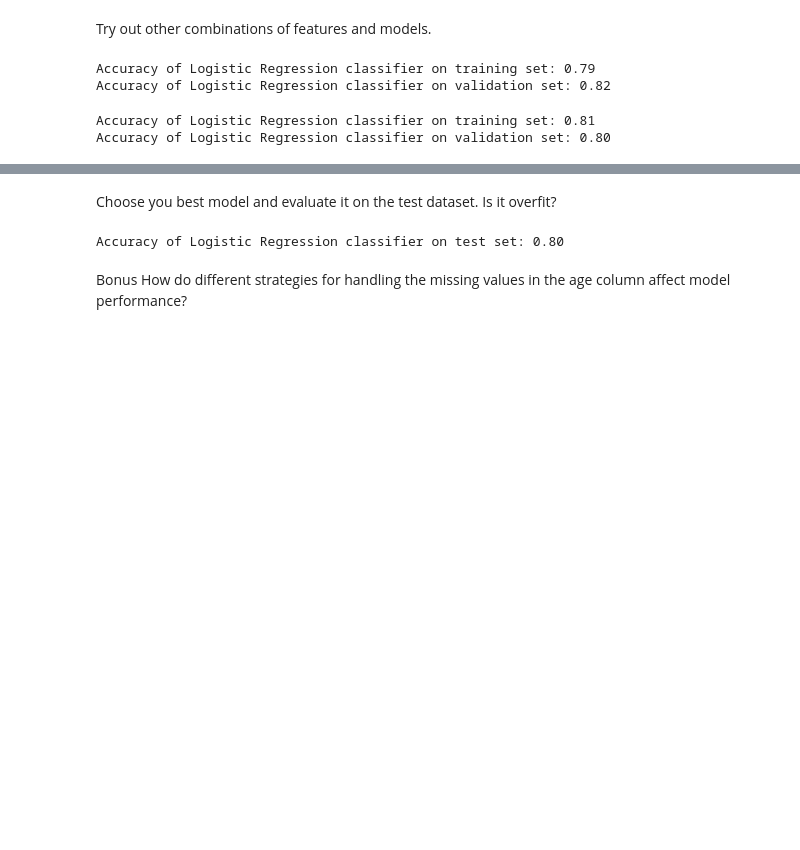
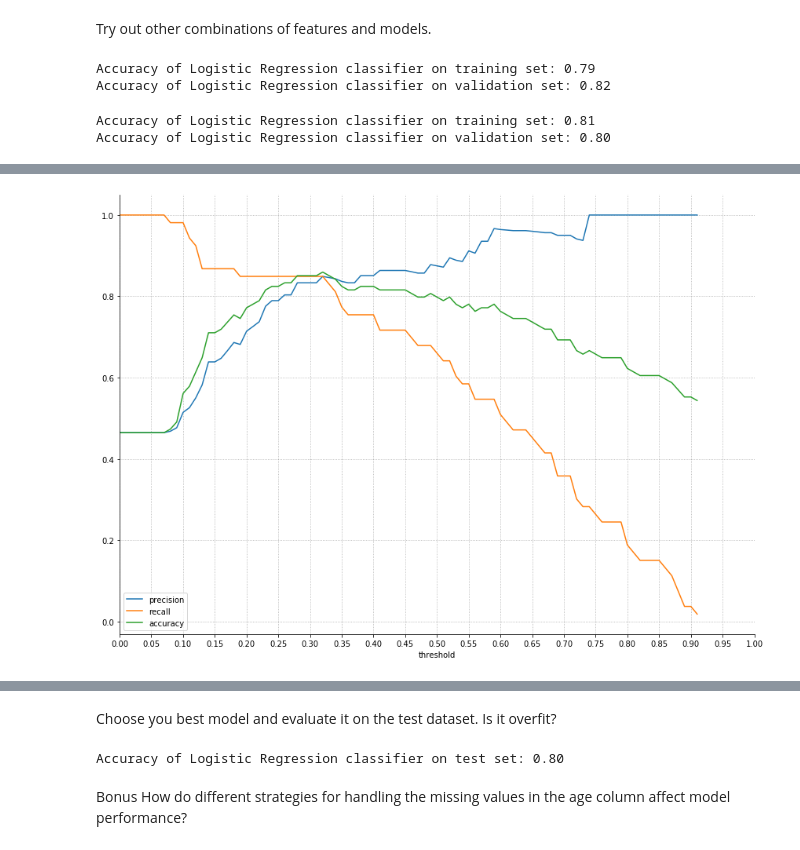
Before and after one commit to brandireger/ds-methodologies-exercises, a Jupyter notebook: classification/model.ipynb, the cells around one changed output, grey strips where cells are left out. Saved outputs shown, nothing was run; the diff lists cells and outputs as text; code cells hidden in the pictures; blank space fills up the shorter version.

Commit message:
finished model exercises

```diff
--- a/classification/model.ipynb
+++ b/classification/model.ipynb
@@ -186,23 +177,35 @@ X_valid = valid[['age', 'fare', 'pclass', 'sex_enc', 'C', 'Q', 'S']]
 # %%
-logit4 = LogisticRegression().fit(X_train, y_train)
+logit4 = LogisticRegression().fit(X_train4, y_train)
 
 print('Accuracy of Logistic Regression classifier on training set: {:.2f}'
-     .format(logit4.score(X_train, y_train)))
+     .format(logit4.score(X_train4, y_train)))
 print('Accuracy of Logistic Regression classifier on validation set: {:.2f}'
-     .format(logit4.score(X_valid, y_valid)))
+     .format(logit4.score(X_valid4, y_valid)))
 # %% [output]
 Accuracy of Logistic Regression classifier on training set: 0.79
 Accuracy of Logistic Regression classifier on validation set: 0.82
 # %%
-X_train = train[['age', 'fare', 'pclass', 'sex_enc', 'C', 'Q', 'S', 'sibsp', 'parch']]
-X_valid = valid[['age', 'fare', 'pclass', 'sex_enc', 'C', 'Q', 'S', 'sibsp', 'parch']]
+X_train5 = train[['age', 'fare', 'pclass', 'sex_enc', 'C', 'Q', 'S', 'sibsp', 'parch']]
+X_valid5 = valid[['age', 'fare', 'pclass', 'sex_enc', 'C', 'Q', 'S', 'sibsp', 'parch']]
 # %%
-logit5 = LogisticRegression().fit(X_train, y_train)
+logit5 = LogisticRegression().fit(X_train5, y_train)
 
 print('Accuracy of Logistic Regression classifier on training set: {:.2f}'
-     .format(logit5.score(X_train, y_train)))
+     .format(logit5.score(X_train5, y_train)))
 print('Accuracy of Logistic Regression classifier on validation set: {:.2f}'
-     .format(logit5.score(X_valid, y_valid)))
+     .format(logit5.score(X_valid5, y_valid)))
 # %% [output]
 Accuracy of Logistic Regression classifier on training set: 0.81
 Accuracy of Logistic Regression classifier on validation set: 0.80
+# %%
+# evaluation df of all models
+
+evaluation = pd.DataFrame({
+    'actual': y_valid
+})
+
+evaluation['model_2'] = logit2.predict_proba(X_valid2)[:, 1]
+evaluation['model_3'] = logit3.predict_proba(X_valid3)[:, 1]
+evaluation['model_4'] = logit4.predict_proba(X_valid4)[:, 1]
+evaluation['model_5'] = logit5.predict_proba(X_valid5)[:, 1]
+evaluation.head()
@@ -208,0 +225,6 @@ Accuracy of Logistic Regression classifier on validation set: 0.80
+# %%
+util.plot_metrics_by_thresholds(
+    evaluation.actual, evaluation['model_3']
+)
+# %% [output]
+[figure, added]
```
Also changed, not shown: parts of 114 cells of this notebook, 3 other files.
